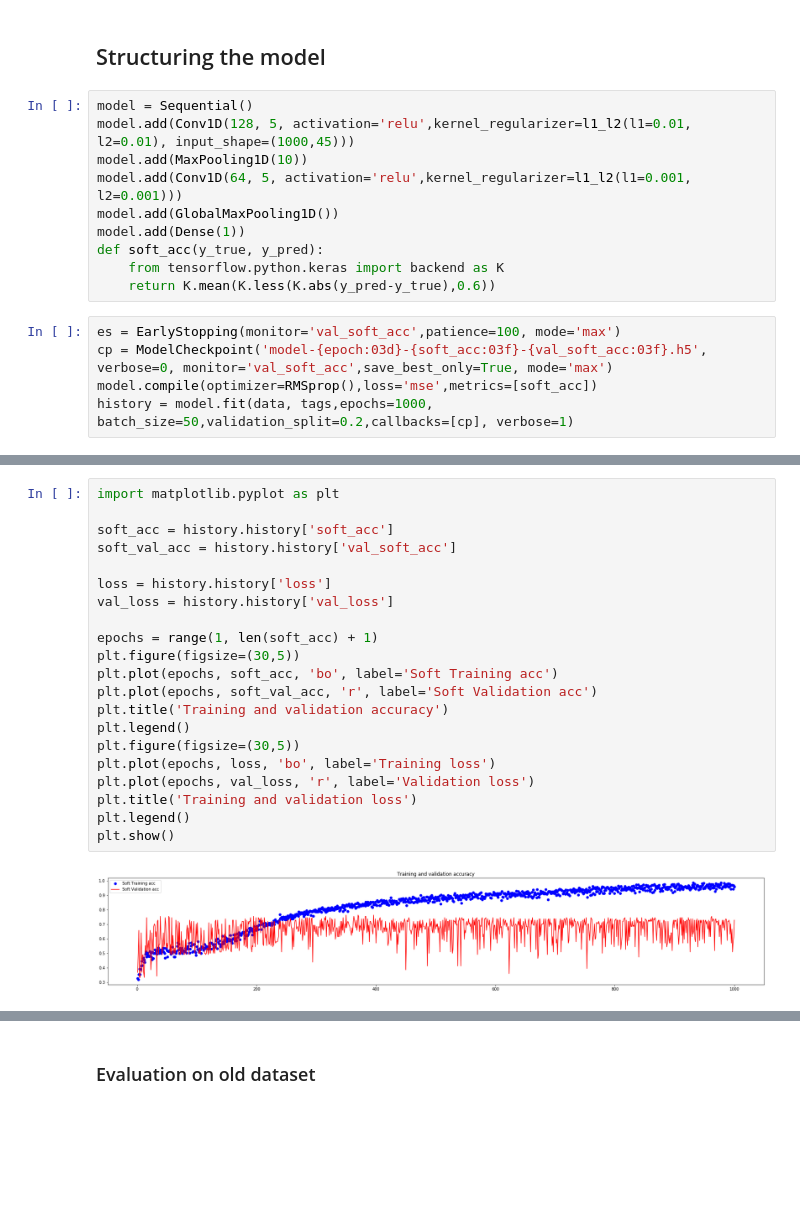
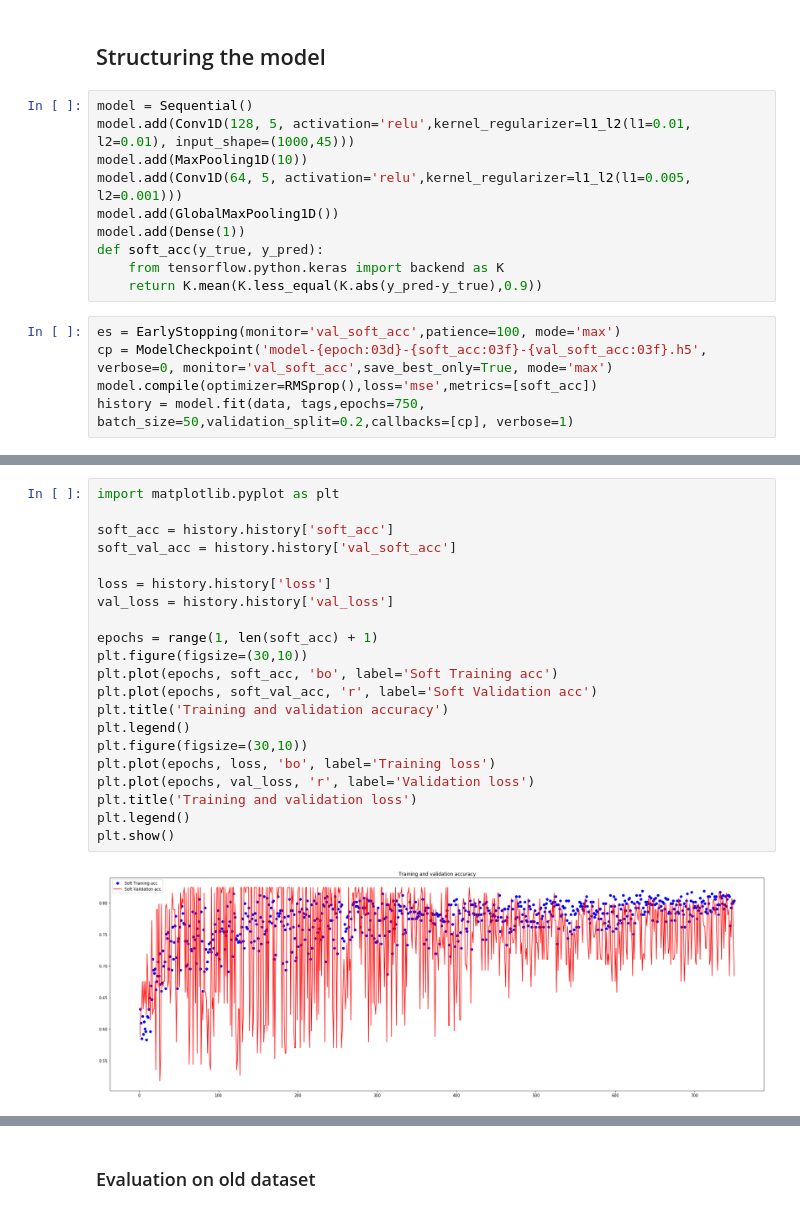
Before and after one commit to ms10596/match, a Jupyter notebook: CNN/pos.ipynb, the cells around one changed output, grey strips where cells are left out. Drawn from its saved outputs; the diff is of its cells as text; blank space fills up the shorter version.

```diff
--- a/CNN/pos.ipynb
+++ b/CNN/pos.ipynb
@@ -149,16 +149,16 @@ print(old_tags.shape)
 model = Sequential()
 model.add(Conv1D(128, 5, activation='relu',kernel_regularizer=l1_l2(l1=0.01, l2=0.01), input_shape=(1000,45)))
 model.add(MaxPooling1D(10))
-model.add(Conv1D(64, 5, activation='relu',kernel_regularizer=l1_l2(l1=0.001, l2=0.001)))
+model.add(Conv1D(64, 5, activation='relu',kernel_regularizer=l1_l2(l1=0.005, l2=0.001)))
 model.add(GlobalMaxPooling1D())
 model.add(Dense(1))
 def soft_acc(y_true, y_pred):
     from tensorflow.python.keras import backend as K
-    return K.mean(K.less(K.abs(y_pred-y_true),0.6))
+    return K.mean(K.less_equal(K.abs(y_pred-y_true),0.9))
 # %%
 es = EarlyStopping(monitor='val_soft_acc',patience=100, mode='max')
 cp = ModelCheckpoint('model-{epoch:03d}-{soft_acc:03f}-{val_soft_acc:03f}.h5', verbose=0, monitor='val_soft_acc',save_best_only=True, mode='max')
 model.compile(optimizer=RMSprop(),loss='mse',metrics=[soft_acc])
-history = model.fit(data, tags,epochs=1000,  batch_size=50,validation_split=0.2,callbacks=[cp], verbose=1)
+history = model.fit(data, tags,epochs=750,  batch_size=50,validation_split=0.2,callbacks=[cp], verbose=1)
 # %% [output]
 Train on 453 samples, validate on 114 samples
@@ -201,23 +201,23 @@ _________________________________________________________________
 # %%
 import matplotlib.pyplot as plt
 
 soft_acc = history.history['soft_acc']
 soft_val_acc = history.history['val_soft_acc']
 
 loss = history.history['loss']
 val_loss = history.history['val_loss']
 
 epochs = range(1, len(soft_acc) + 1)
-plt.figure(figsize=(30,5))
+plt.figure(figsize=(30,10))
 plt.plot(epochs, soft_acc, 'bo', label='Soft Training acc')
 plt.plot(epochs, soft_val_acc, 'r', label='Soft Validation acc')
 plt.title('Training and validation accuracy')
 plt.legend()
-plt.figure(figsize=(30,5))
+plt.figure(figsize=(30,10))
 plt.plot(epochs, loss, 'bo', label='Training loss')
 plt.plot(epochs, val_loss, 'r', label='Validation loss')
 plt.title('Training and validation loss')
 plt.legend()
 plt.show()
 # %% [output]
-[figure, old version]
+[figure, new version]
```
Also changed, not shown: parts of 5 cells of this notebook.
